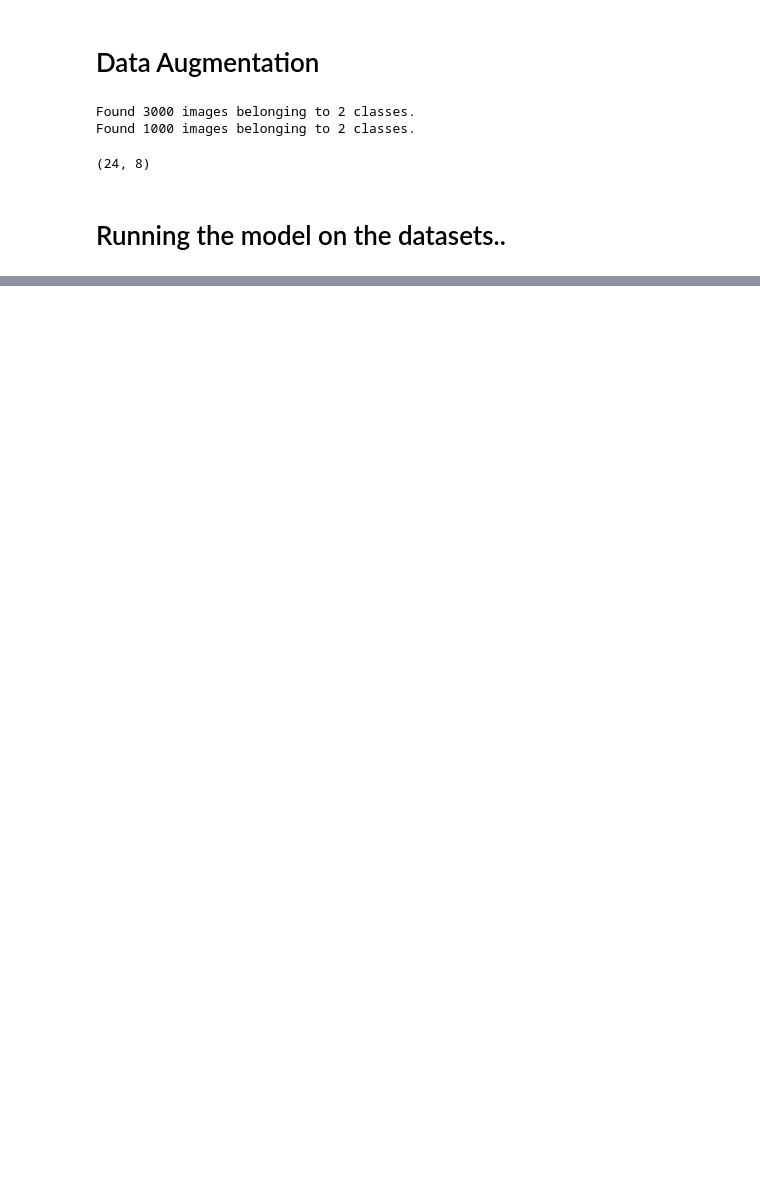
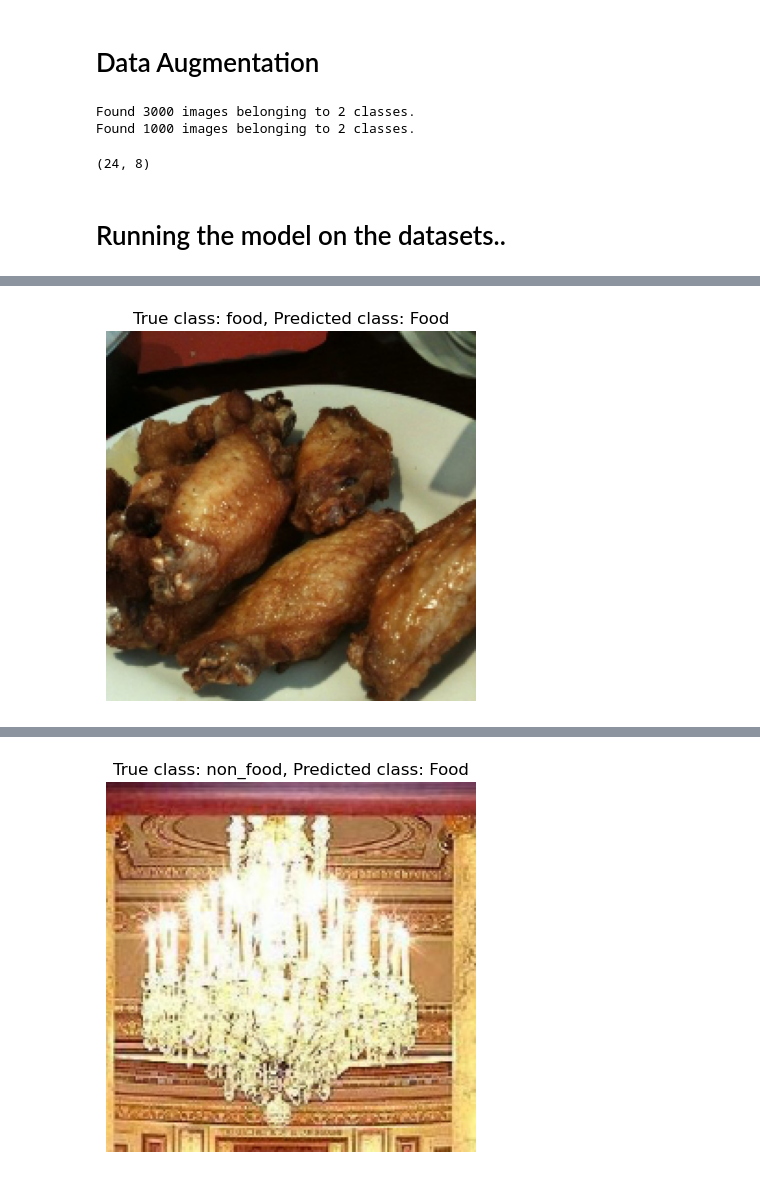
Before and after one commit to anishka07/transfer_learning, a Jupyter notebook: vgg16.ipynb, the cells around one changed output, grey strips where cells are left out. Drawn from its saved outputs; the diff is of its cells as text; code cells hidden in the pictures; blank space fills up the shorter version.

```diff
--- a/vgg16.ipynb
+++ b/vgg16.ipynb
@@ -8,6 +9,6 @@ from glob import glob
 # %%
 train_path = glob('training/*/*.jpg')
 test_path = glob('validation/*/*.jpg')
-evlauation_path = glob('evaluation/*/*.jpg')
+evaluation_path = glob('evaluation/*/*.jpg')
 # %%
 folders = glob('training/*')
@@ -144,0 +151,21 @@ plt.show();
+# %%
+def make_predictions(test_idx, true_class):
+    num_images_to_predict = min(1, len(test_idx))
+
+    for i in range(num_images_to_predict):
+        image_path = str(test_idx[i])
+        image = cv2.imread(image_path)
+        if image is not None:
+            image = cv2.resize(image, (200, 200))
+            image = np.expand_dims(image, axis=0)
+            pred = model.predict(image)
+            pred_class = classes[np.argmax(pred)]
+            plt.imshow(cv2.cvtColor(image[0], cv2.COLOR_BGR2RGB))  # Extracting the first image from the batch
+            plt.title(f'True class: {true_class}, Predicted class: {pred_class}')
+            plt.axis('off')
+            plt.show()
+# %%
+for i in range(5):
+    pred_idx = np.random.choice(evaluation_path)
+    make_predictions(test_idx=[pred_idx], true_class=pred_idx.split('/')[1])
+# %% [output]
@@ -144,0 +173 @@ plt.show();
+[figure, added]
@@ -144,0 +175 @@ plt.show();
+[figure, added]
```
Also changed, not shown: parts of 16 cells of this notebook.
